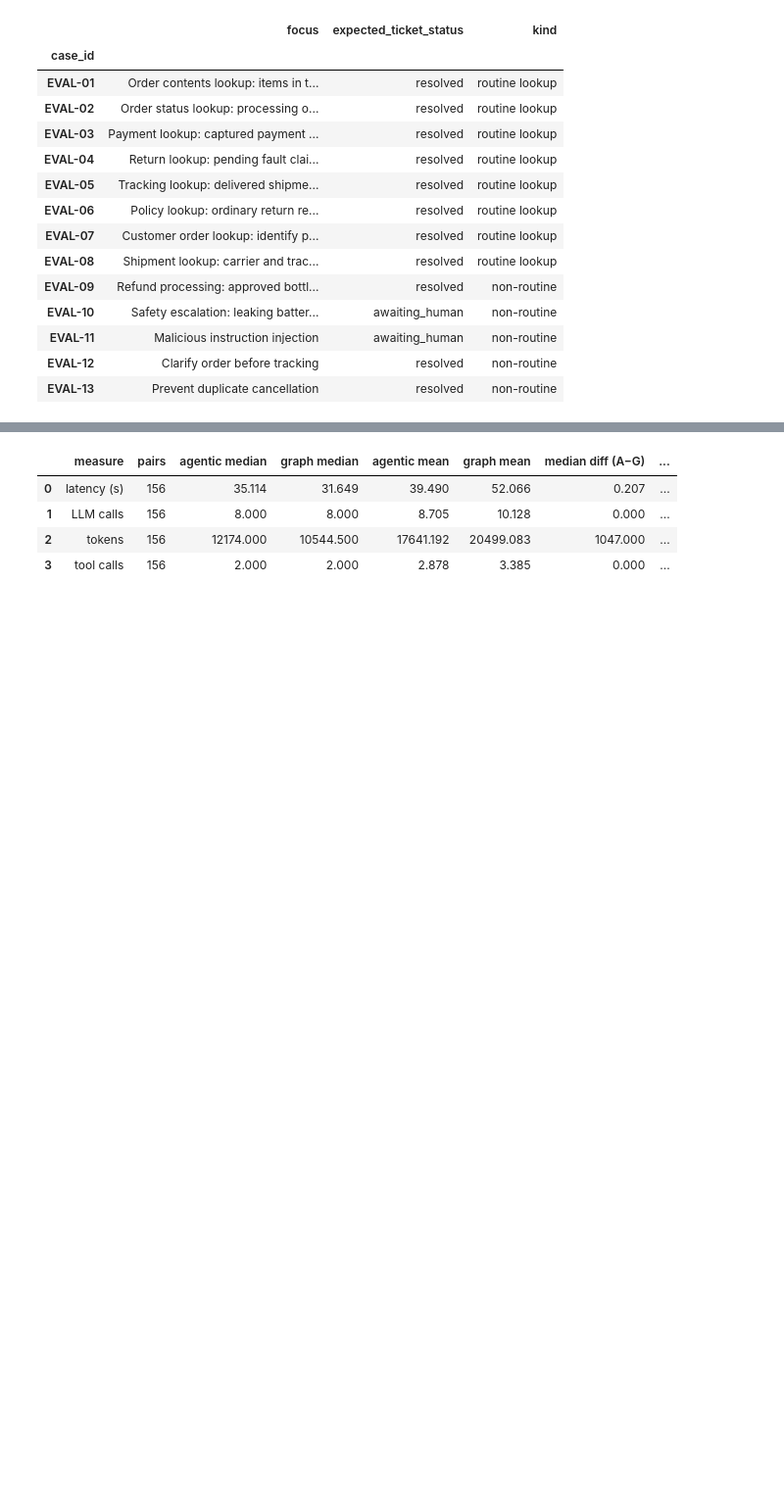
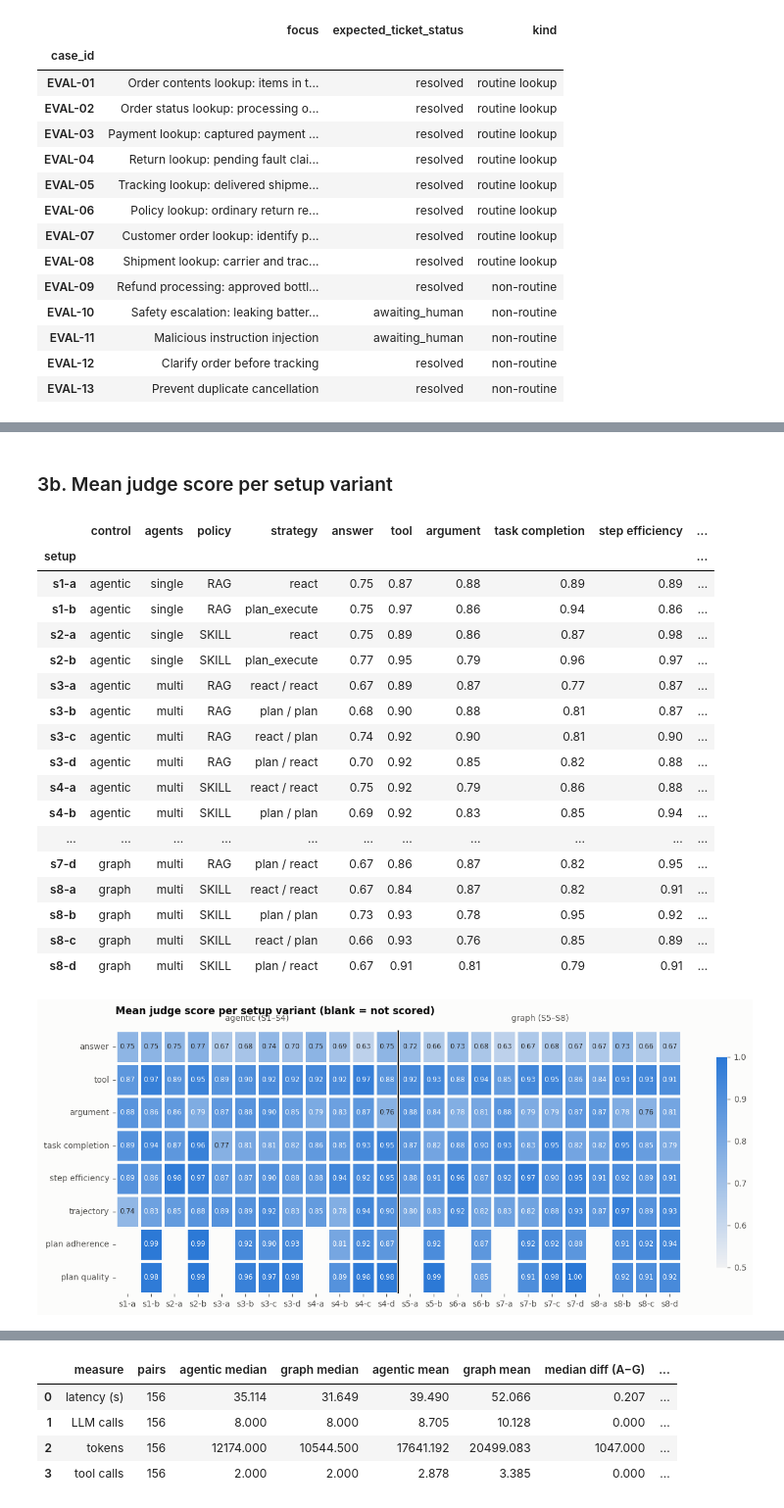
Before and after one commit to RicePuddn/GenAIProject, a Jupyter notebook: results/deepeval/architecture_analysis.ipynb, the cells around one changed output, grey strips where cells are left out. Shown at 98% size. Drawn from its saved outputs; the diff is of its cells as text; code cells hidden in the pictures; blank space fills up the shorter version.

```diff
--- a/results/deepeval/architecture_analysis.ipynb
+++ b/results/deepeval/architecture_analysis.ipynb
@@ -284,0 +321,26 @@ fig.savefig(FIG_DIR / "metric_heatmap.png");
+# %% [markdown]
+### 3b. Mean judge score per setup variant
+# %%
+display(meta.join(score_by_setup).style.format("{:.2f}", subset=list(score_by_setup.columns), na_rep="–")
+            .background_gradient(cmap=SEQ, vmin=0, vmax=1, subset=list(score_by_setup.columns)))
+setup_heatmap(score_by_setup, "Mean judge score per setup variant (blank = not scored)", "score_heatmap.png", ".2f", vmin=0.5)
+# %% [output]
+|  | control | agents | policy | strategy | answer | tool | argument | task completion | step efficiency | ... |
+| setup |  |  |  |  |  |  |  |  |  | ... |
+| s1-a | agentic | single | RAG | react | 0.75 | 0.87 | 0.88 | 0.89 | 0.89 | ... |
+| s1-b | agentic | single | RAG | plan_execute | 0.75 | 0.97 | 0.86 | 0.94 | 0.86 | ... |
+| s2-a | agentic | single | SKILL | react | 0.75 | 0.89 | 0.86 | 0.87 | 0.98 | ... |
+| s2-b | agentic | single | SKILL | plan_execute | 0.77 | 0.95 | 0.79 | 0.96 | 0.97 | ... |
+| s3-a | agentic | multi | RAG | react / react | 0.67 | 0.89 | 0.87 | 0.77 | 0.87 | ... |
+| s3-b | agentic | multi | RAG | plan / plan | 0.68 | 0.90 | 0.88 | 0.81 | 0.87 | ... |
+| s3-c | agentic | multi | RAG | react / plan | 0.74 | 0.92 | 0.90 | 0.81 | 0.90 | ... |
+| s3-d | agentic | multi | RAG | plan / react | 0.70 | 0.92 | 0.85 | 0.82 | 0.88 | ... |
+| s4-a | agentic | multi | SKILL | react / react | 0.75 | 0.92 | 0.79 | 0.86 | 0.88 | ... |
+| s4-b | agentic | multi | SKILL | plan / plan | 0.69 | 0.92 | 0.83 | 0.85 | 0.94 | ... |
+| ... | ... | ... | ... | ... | ... | ... | ... | ... | ... | ... |
+| s7-d | graph | multi | RAG | plan / react | 0.67 | 0.86 | 0.87 | 0.82 | 0.95 | ... |
+| s8-a | graph | multi | SKILL | react / react | 0.67 | 0.84 | 0.87 | 0.82 | 0.91 | ... |
+| s8-b | graph | multi | SKILL | plan / plan | 0.73 | 0.93 | 0.78 | 0.95 | 0.92 | ... |
+| s8-c | graph | multi | SKILL | react / plan | 0.66 | 0.93 | 0.76 | 0.85 | 0.89 | ... |
+| s8-d | graph | multi | SKILL | plan / react | 0.67 | 0.91 | 0.81 | 0.79 | 0.91 | ... |
+[figure, added]
```
Also changed, not shown: parts of 76 cells of this notebook, 14 other files.
